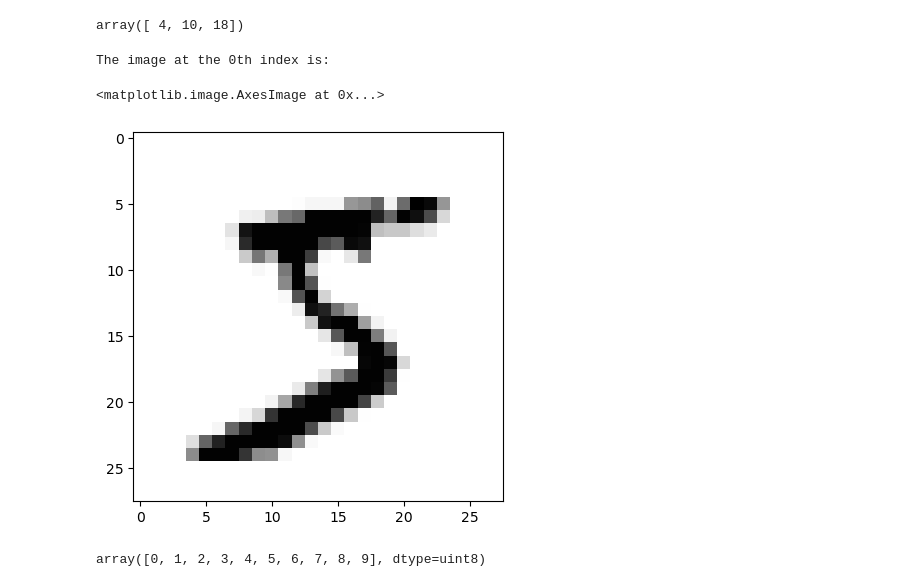
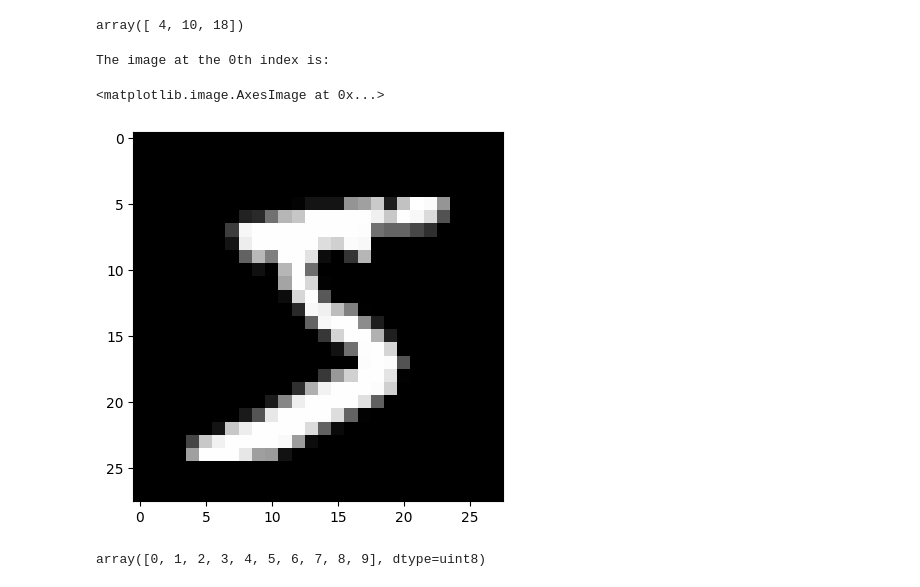
Before and after one commit to stampixel/But-How-Does-Training-a-Neural-Network-Actually-Work-, a Jupyter notebook: MNIST (Comments).ipynb, the cells around one changed output. Cells and saved outputs as stored; diff of their text form; code cells hidden in the pictures.

```diff
--- a/MNIST (Comments).ipynb
+++ b/MNIST (Comments).ipynb
@@ -95,10 +103,10 @@ array([ 4, 10, 18])
 # %%
 image_num = 0
 
 print(f"The image at the {image_num}th index is: ")
-plt.imshow(x_train[image_num], cmap="Greys")
+plt.imshow(x_train[image_num], cmap="Greys_r")
 # %% [output]
 The image at the 0th index is:
 <matplotlib.image.AxesImage at 0x...>
-[figure, old version]
+[figure, new version]
 # %%
```
Also changed, not shown: parts of 9 cells of this notebook.
